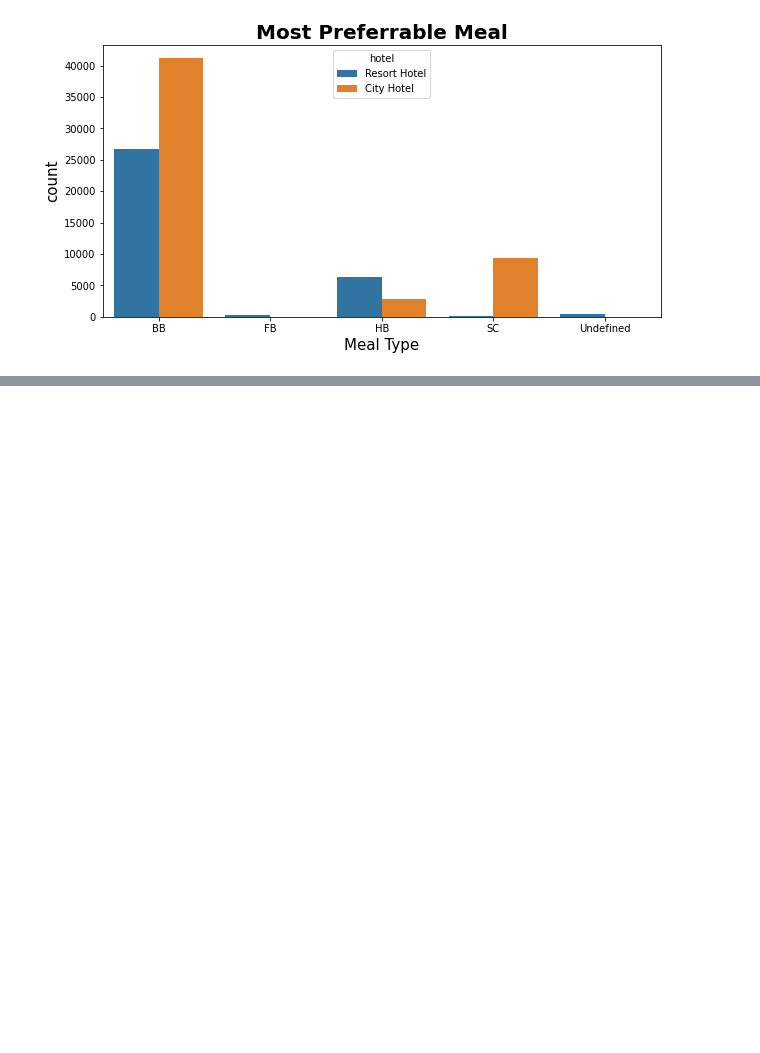
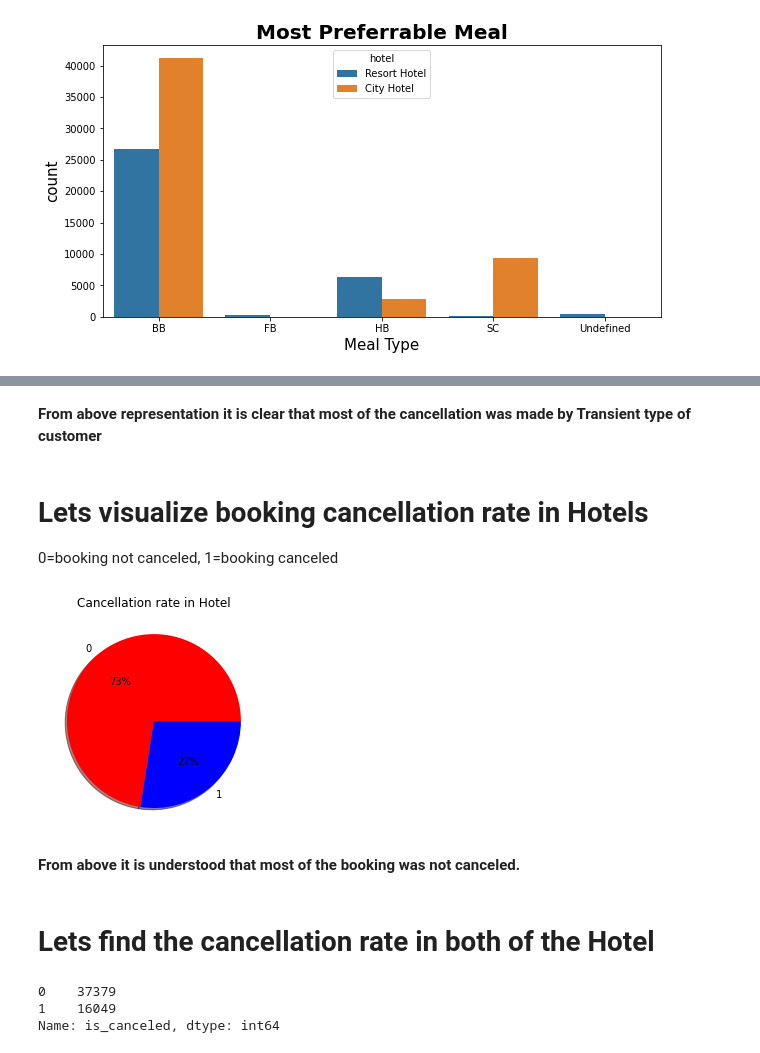
Before and after one commit to Kaushaljha488/Hotel-booking-Analysis, a Jupyter notebook: kaushal_Hotel_Booking_Analysis_Capstone_Project.ipynb, the cells around one changed output, grey strips where cells are left out. Saved outputs shown, nothing was run; the diff lists cells and outputs as text; code cells hidden in the pictures; blank space fills up the shorter version.

```diff
--- a/kaushal_Hotel_Booking_Analysis_Capstone_Project.ipynb
+++ b/kaushal_Hotel_Booking_Analysis_Capstone_Project.ipynb
@@ -407,0 +424,16 @@ Text(0.5, 1.0, 'Most Preferrable Meal')
+# %% [markdown]
+**From above representation it is clear that most of the cancellation was made by Transient type of customer**
+# %% [markdown]
+# Lets visualize booking cancellation rate in Hotels
+0=booking not canceled, 1=booking canceled
+# %%
+canceled_df=pd.DataFrame(df1['is_canceled'].value_counts().reset_index())
+plt.pie(canceled_df['is_canceled'],labels=canceled_df['index'],colors=['red','blue'],autopct='%.0f%%',shadow=True)
+plt.title('Cancellation rate in Hotel')
+plt.show()
+# %% [output]
+[figure, added]
+# %% [markdown]
+**From above it is understood that most of the booking was not canceled.**
+# %% [markdown]
+# Lets find the cancellation rate in both of the Hotel
@@ -407,0 +443,6 @@ Text(0.5, 1.0, 'Most Preferrable Meal')
+# %%
+city_hotel_cancellation
+# %% [output]
+0    37379
+1    16049
+Name: is_canceled, dtype: int64
```
Also changed, not shown: parts of 17 cells of this notebook.
